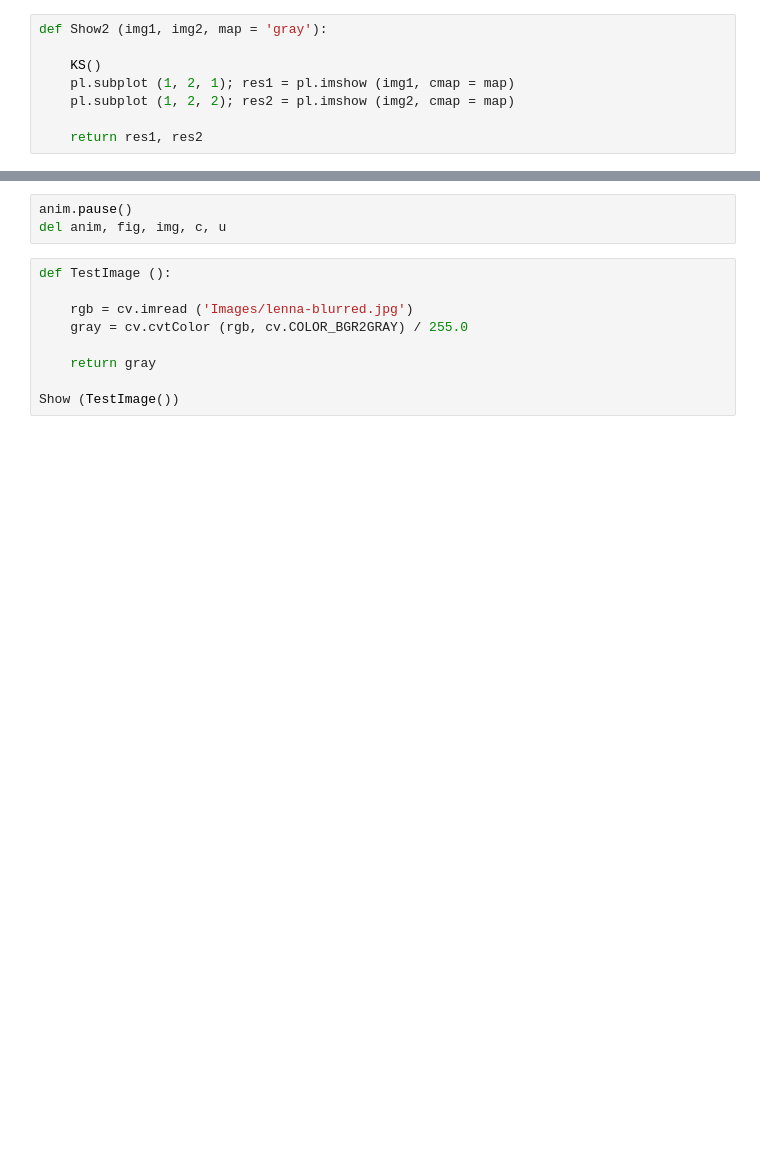
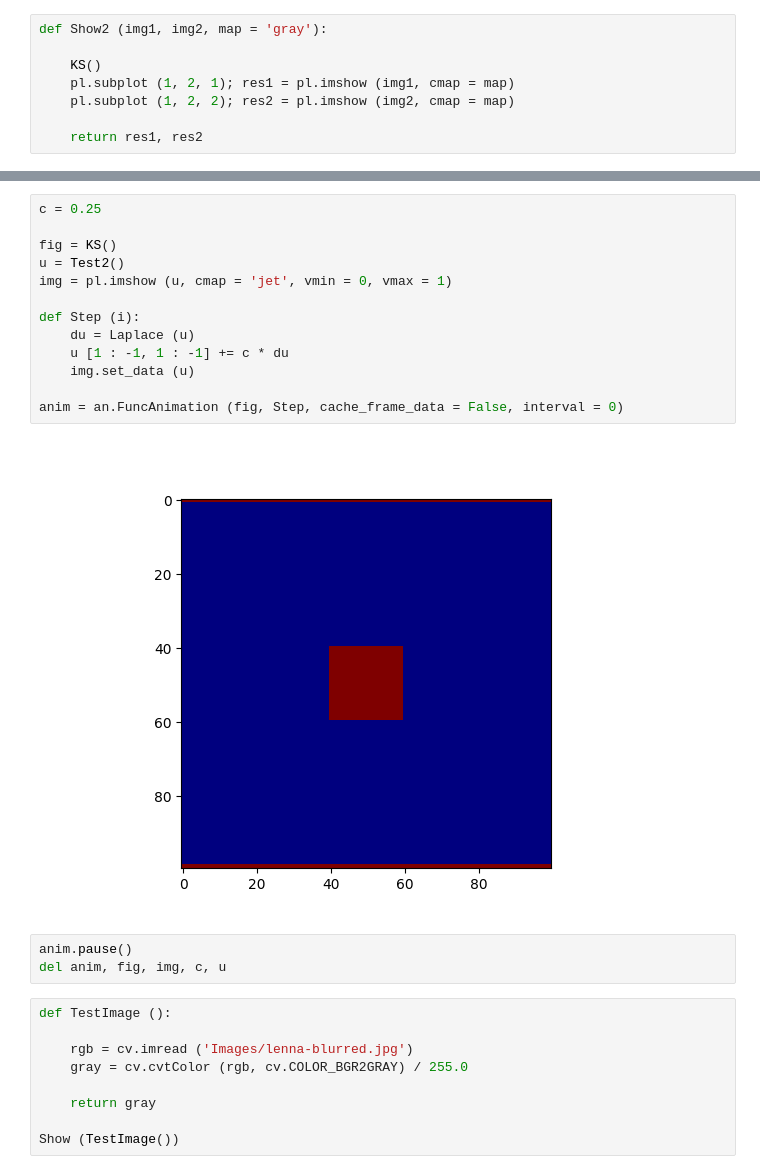
Before and after one commit to NevinJulian/HSLU.CVAI, a Jupyter notebook: sw02/Material/7-sharpening-heat-2d.ipynb, the cells around one changed output, grey strips where cells are left out. Drawn from its saved outputs; the diff is of its cells as text; blank space fills up the shorter version.

```diff
--- a/sw02/Material/7-sharpening-heat-2d.ipynb
+++ b/sw02/Material/7-sharpening-heat-2d.ipynb
@@ -78,3 +102,18 @@ anim = an.FuncAnimation (fig, Step, cache_frame_data = False, interval = 0)
+# %%
+c = 0.25
+
+fig = KS()
+u = Test2()
+img = pl.imshow (u, cmap = 'jet', vmin = 0, vmax = 1)
+
+def Step (i):
+    du = Laplace (u)
+    u [1 : -1, 1 : -1] += c * du
+    img.set_data (u)
+
+anim = an.FuncAnimation (fig, Step, cache_frame_data = False, interval = 0)
+# %% [output]
+[figure, added]
 # %%
 anim.pause()
 del anim, fig, img, c, u
```
Also changed, not shown: parts of 7 cells of this notebook, 7 other files.
